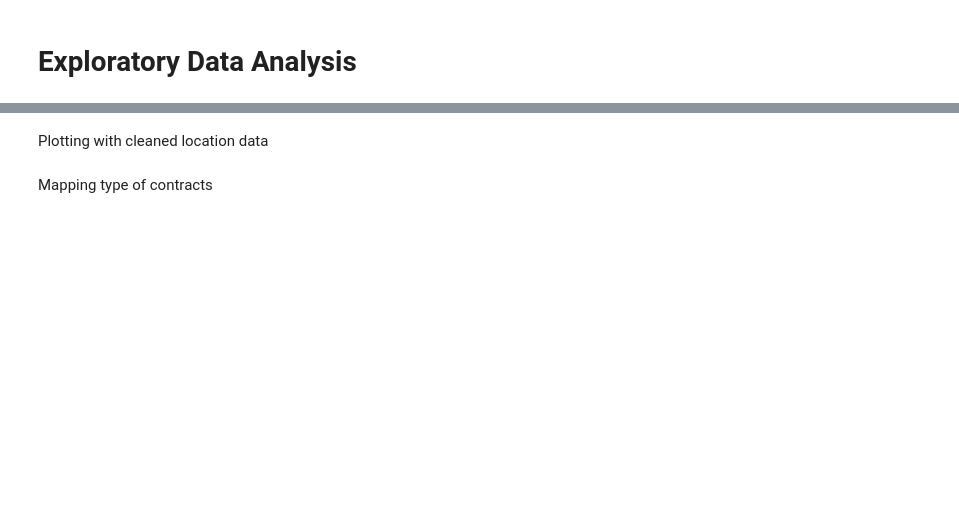
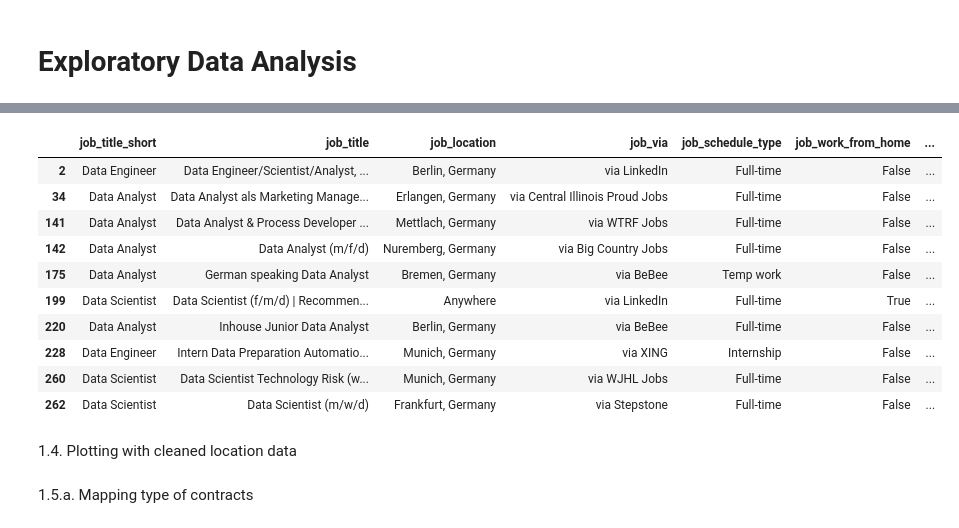
Before and after one commit to Balaclavitty/Python_Data_Project, a Jupyter notebook: Project_Data_Analitycs_Skills_Insights/1_EDA_Intro.ipynb, the cells around one changed output, grey strips where cells are left out. Drawn from its saved outputs; the diff is of its cells as text; code cells hidden in the pictures; blank space fills up the shorter version.

```diff
--- a/Project_Data_Analitycs_Skills_Insights/1_EDA_Intro.ipynb
+++ b/Project_Data_Analitycs_Skills_Insights/1_EDA_Intro.ipynb
@@ -72,8 +133,7 @@ print(f"Percentage of jobs with location Germany and no remote work {germany_no_
 # %%
-df_DA_Germany['location_cleaned'] = df_DA_Germany['job_location'].str.split(',').str[0]
+df_Data_Germany['location_cleaned'] = df_Data_Germany['job_location'].str.split(',').str[0]
 
 # Updating based on the work from home status
-df_DA_Germany.loc[(df_DA_Germany['job_location'] == 'Germany') & df_DA_Germany['job_work_from_home'], 'location_cleaned'] = 'Anywhere'
-df_DA_Germany.loc[(df_DA_Germany['job_location'] == 'Germany') & ~df_DA_Germany['job_work_from_home'], 'location_cleaned'] = 'Multiple locations'
-
-print(df_DA_Germany['location_cleaned'].value_counts().head(10))
+df_Data_Germany.loc[(df_Data_Germany['job_location'] == 'Germany') & df_Data_Germany['job_work_from_home'], 'location_cleaned'] = 'Anywhere'
+df_Data_Germany.loc[(df_Data_Germany['job_location'] == 'Germany') & ~df_Data_Germany['job_work_from_home'], 'location_cleaned'] = 'Location Unspecified'
+print(df_Data_Germany['location_cleaned'].value_counts().head(10))
@@ -80,4 +153,16 @@ print(df_DA_Germany['location_cleaned'].value_counts().head(10))
 # %%
-df_DA_Germany.head(10)
+df_Data_Germany.head(10)
+# %% [output]
+|  | job_title_short | job_title | job_location | job_via | job_schedule_type | job_work_from_home | ... |
+| 2 | Data Engineer | Data Engineer/Scientist/Analyst, ... | Berlin, Germany | via LinkedIn | Full-time | False | ... |
+| 34 | Data Analyst | Data Analyst als Marketing Manage... | Erlangen, Germany | via Central Illinois Proud Jobs | Full-time | False | ... |
+| 141 | Data Analyst | Data Analyst & Process Developer ... | Mettlach, Germany | via WTRF Jobs | Full-time | False | ... |
+| 142 | Data Analyst | Data Analyst (m/f/d) | Nuremberg, Germany | via Big Country Jobs | Full-time | False | ... |
+| 175 | Data Analyst | German speaking Data Analyst | Bremen, Germany | via BeBee | Temp work | False | ... |
+| 199 | Data Scientist | Data Scientist (f/m/d) | Recommen... | Anywhere | via LinkedIn | Full-time | True | ... |
+| 220 | Data Analyst | Inhouse Junior Data Analyst | Berlin, Germany | via BeBee | Full-time | False | ... |
+| 228 | Data Engineer | Intern Data Preparation Automatio... | Munich, Germany | via XING | Internship | False | ... |
+| 260 | Data Scientist | Data Scientist Technology Risk (w... | Munich, Germany | via WJHL Jobs | Full-time | False | ... |
+| 262 | Data Scientist | Data Scientist (m/w/d) | Frankfurt, Germany | via Stepstone | Full-time | False | ... |
 # %% [markdown]
-Plotting with cleaned location data
+1.4. Plotting with cleaned location data
@@ -114,3 +210,3 @@ fig.show()
 # %% [markdown]
-Mapping type of contracts
+1.5.a. Mapping type of contracts
 # %%
```
Also changed, not shown: parts of 30 cells of this notebook, 3 other files.
